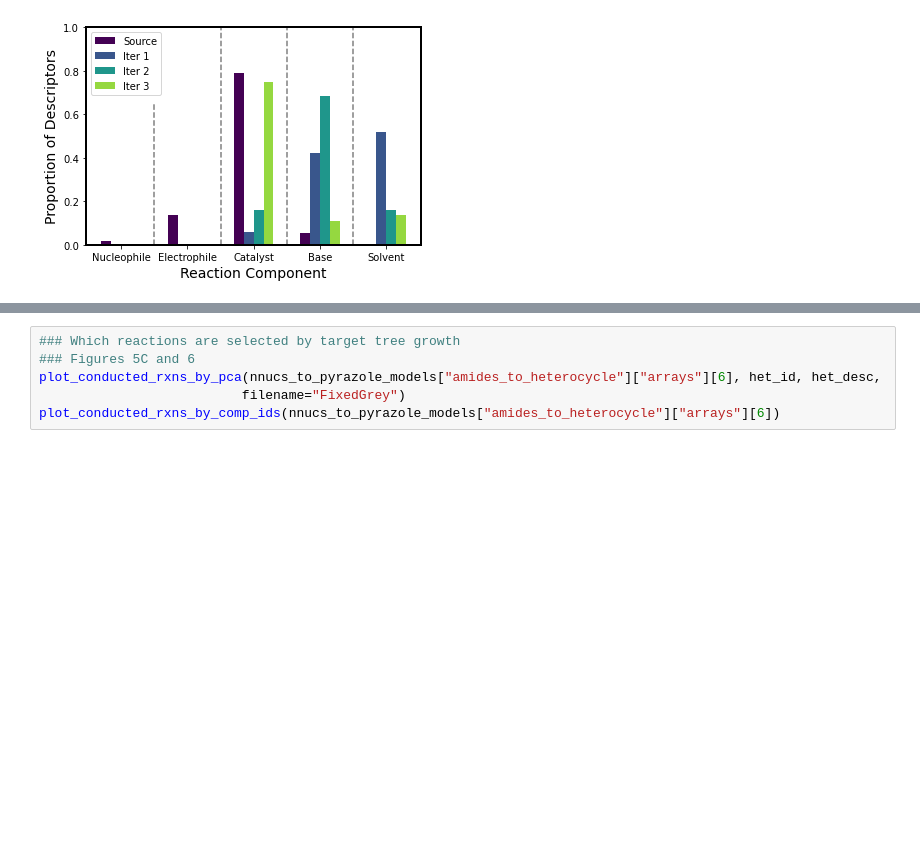
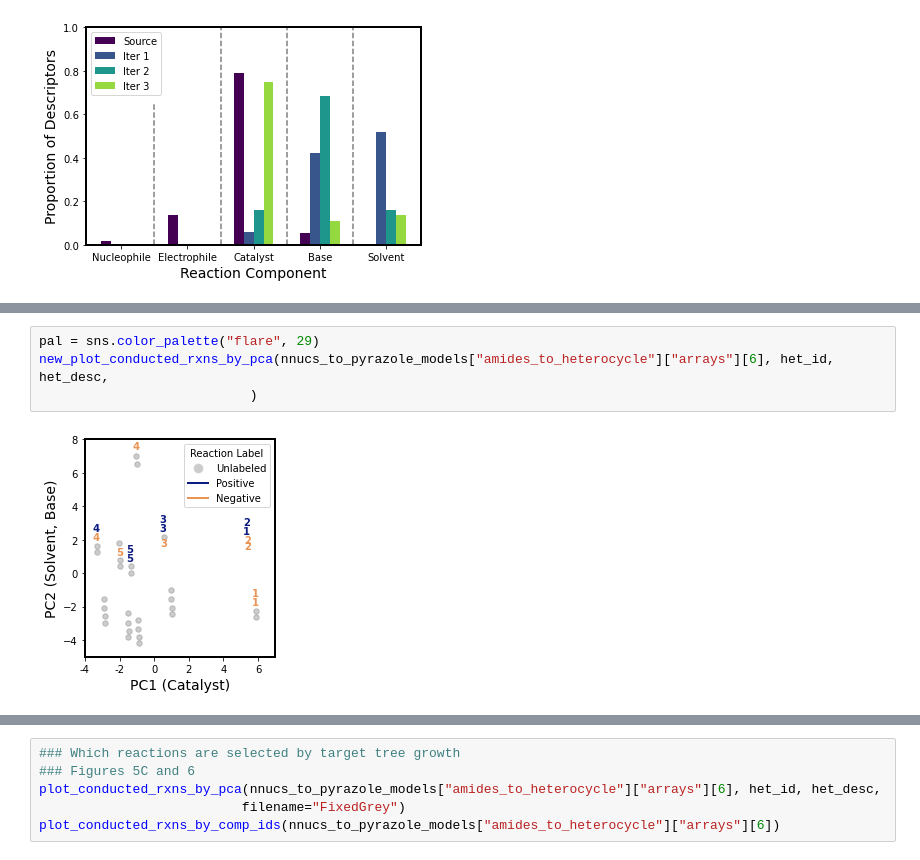
Before and after one commit to ZimmermanGroup/ActiveTransfer, a Jupyter notebook: ActiveTransfer.ipynb, the cells around one changed output, grey strips where cells are left out. Cells and saved outputs as stored; diff of their text form; blank space fills up the shorter version.

Commit message:
Figure 5C initial edit

```diff
--- a/ActiveTransfer.ipynb
+++ b/ActiveTransfer.ipynb
@@ -108,0 +175,6 @@ for i,source in enumerate(sources) :
+# %%
+pal = sns.color_palette("flare", 29)
+new_plot_conducted_rxns_by_pca(nnucs_to_pyrazole_models["amides_to_heterocycle"]["arrays"][6], het_id, het_desc,
+                           )
+# %% [output]
+[figure, added]
```
Also changed, not shown: parts of 6 cells of this notebook, 3 other files.
